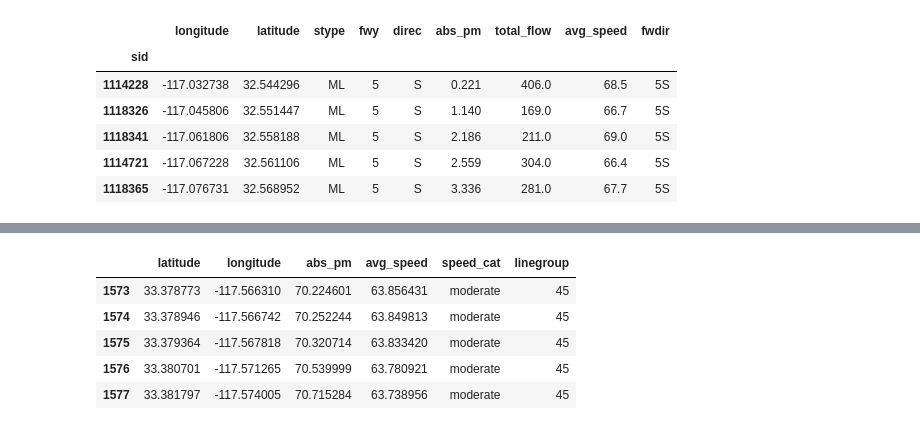
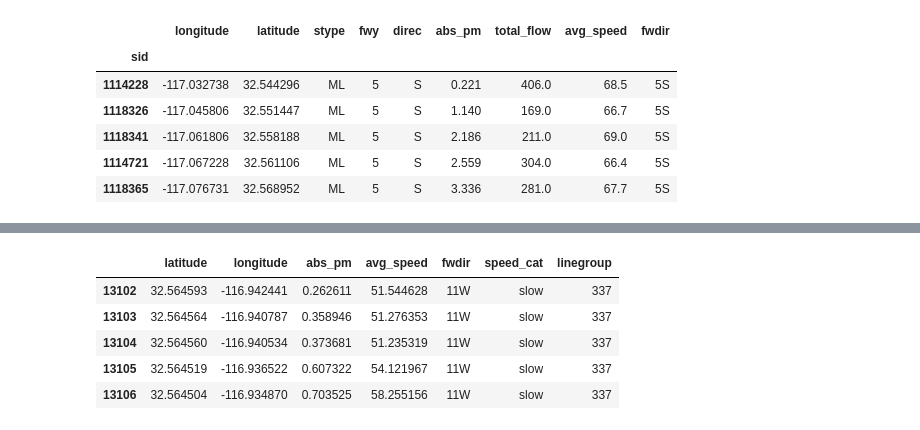
Before and after one commit to klane/dse-capstone, a Jupyter notebook: dashboard_traffic_layer/viz_traffic_layer_usdot.ipynb, the cells around one changed output, grey strips where cells are left out. Drawn from its saved outputs; the diff is of its cells as text; code cells hidden in the pictures.

```diff
--- a/dashboard_traffic_layer/viz_traffic_layer_usdot.ipynb
+++ b/dashboard_traffic_layer/viz_traffic_layer_usdot.ipynb
@@ -67,11 +92,22 @@ sel.head()
 # %%
-selhr=pd.read_sql("select * from usdot u where u.fwydir = '%s' order by u.abs_pm" % fwdir, engine)
-selhr.head()
+hrdfs=[]
 
 from scipy.interpolate import interp1d
-interpmod = interp1d(sel["abs_pm"].values, sel["avg_speed"].values, bounds_error=False)
-selhr["avg_speed"] = interpmod(selhr["abs_pm"].values)
-import numpy as np
-selhr.dropna(axis="index", how="any", subset=["avg_speed"], inplace=True)
-selhr["avg_speed"].describe()
+
+for fwdir in snap["fwdir"].unique():
+    print("\rInterpolating average speed along %s" % fwdir, end="")
+    sel=snap.query('fwdir == "%s"' % fwdir).sort_values(by="abs_pm")
+    selhr=pd.read_sql("select * from usdot u where u.fwdir = '%s' order by u.abs_pm" % fwdir, engine)
+    selhr=spread_lanes(selhr, fwdir)
+
+    if len(sel) > 1:
+        interpmod = interp1d(sel["abs_pm"].values, sel["avg_speed"].values, bounds_error=False)
+        selhr["avg_speed"] = interpmod(selhr["abs_pm"].values)
+        selhr.dropna(axis="index", how="any", subset=["avg_speed"], inplace=True)
+    #selhr["avg_speed"].describe()
+        hrdfs.append(selhr)
+print(" done.")
+
+selhr=pd.concat(hrdfs)
+selhr.reset_index(drop=True, inplace=True)
 # %% [output]
@@ -113,6 +136,7 @@ selhr[0:10]
 # %%
-#split road(s) dataframe into groups with equal speed catergory
-def road_group_split(indf, splitcat="speed_cat", keep_cols=["latitude", "longitude", "abs_pm", "avg_speed"]):
+# %load road_group_split.py
+def road_group_split(indf, splitcat="speed_cat",
+                     keep_cols=["latitude", "longitude", "abs_pm", "avg_speed","fwdir"]):
 
     odict={}
     for col in keep_cols + [splitcat]:
@@ -137,38 +161,41 @@ def road_group_split(indf, splitcat="speed_cat", keep_cols=["latitude", "longitu
     odict["linegroup"].append(p)
 
     for n in indf.index[1:]:
-        if indf.loc[n,splitcat] != indf.loc[i0,splitcat]:
+        if indf.loc[n,"fwdir"] != indf.loc[i0,"fwdir"]:
+            p+=1
+
+        if indf.loc[n,splitcat] != indf.loc[i0,splitcat] and indf.loc[n,"fwdir"] == indf.loc[i0,"fwdir"]:
             for col in keep_cols:
                 odict[col].append(indf.loc[n,col])
             odict[splitcat].append(indf.loc[i0,splitcat])
             #end previous group with new point and speed cat from previous point
             #lats.append(indf.loc[n,"latitude"])
             #lons.append(indf.loc[n,"longitude"])
             #lons.append(indf.loc[n,"abs_pm"])
             #cat.append(indf.loc[i0,splitcat])
             #group.append(p)
             odict["linegroup"].append(p)
             p+=1
         #start new group
         for col in keep_cols + [splitcat]:
             odict[col].append(indf.loc[n,col])
         #lats.append(indf.loc[n,"latitude"])
         #lons.append(indf.loc[n,"longitude"])
         #cat.append(indf.loc[n,splitcat])
         #group.append(p)
         odict["linegroup"].append(p)
         i0=n
 
     #odf=pd.DataFrame({"latitude": lats, "longitude": lons, splitcat: cat, "linegroup": group})
     odf=pd.DataFrame(odict)
     return odf
 
 selhrg=road_group_split(selhr)
 selhrg.tail()
 # %% [output]
-|  | latitude | longitude | abs_pm | avg_speed | speed_cat | linegroup |
-| 1573 | 33.378773 | -117.566310 | 70.224601 | 63.856431 | moderate | 45 |
-| 1574 | 33.378946 | -117.566742 | 70.252244 | 63.849813 | moderate | 45 |
-| 1575 | 33.379364 | -117.567818 | 70.320714 | 63.833420 | moderate | 45 |
-| 1576 | 33.380701 | -117.571265 | 70.539999 | 63.780921 | moderate | 45 |
-| 1577 | 33.381797 | -117.574005 | 70.715284 | 63.738956 | moderate | 45 |
+|  | latitude | longitude | abs_pm | avg_speed | fwdir | speed_cat | linegroup |
+| 13102 | 32.564593 | -116.942441 | 0.262611 | 51.544628 | 11W | slow | 337 |
+| 13103 | 32.564564 | -116.940787 | 0.358946 | 51.276353 | 11W | slow | 337 |
+| 13104 | 32.564560 | -116.940534 | 0.373681 | 51.235319 | 11W | slow | 337 |
+| 13105 | 32.564519 | -116.936522 | 0.607322 | 54.121967 | 11W | slow | 337 |
+| 13106 | 32.564504 | -116.934870 | 0.703525 | 58.255156 | 11W | slow | 337 |
```
Also changed, not shown: parts of 10 cells of this notebook, 3 other files.
